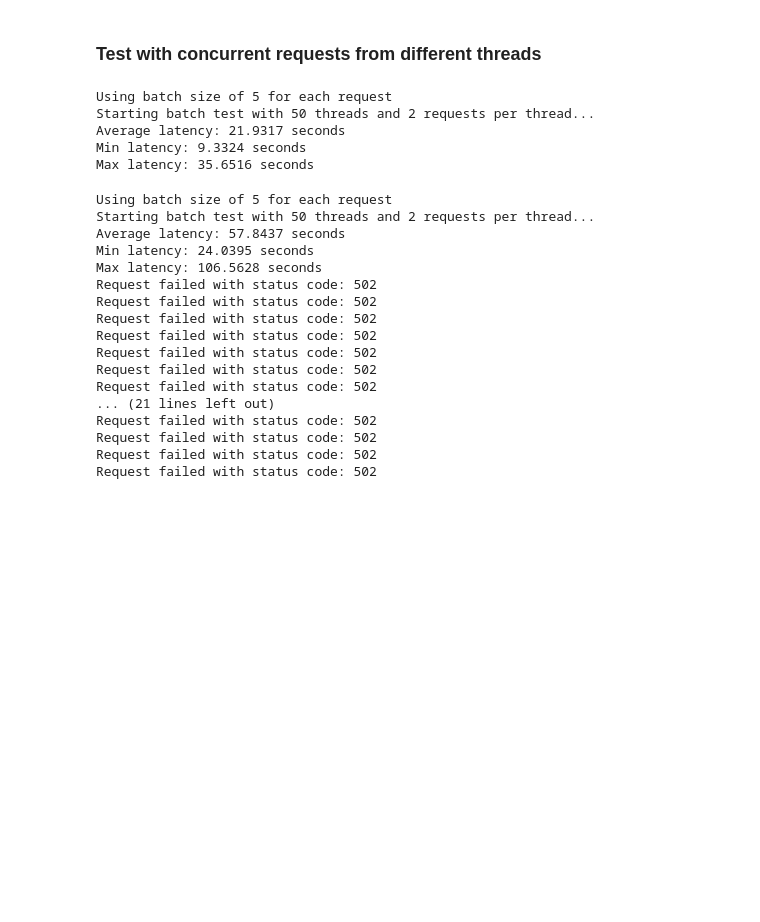
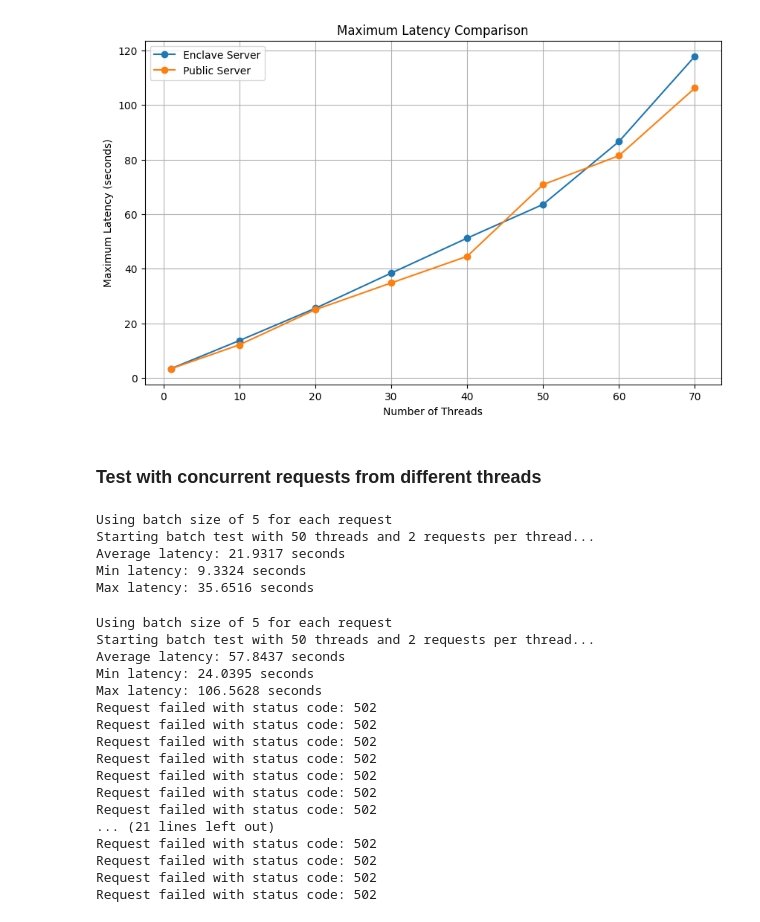
Before and after one commit to hpiercehoffman/secure-serving, a Jupyter notebook: image_classification/load_testing.ipynb, the cells around one changed output. Cells and saved outputs as stored; diff of their text form; code cells hidden in the pictures; blank space fills up the shorter version.

```diff
--- a/image_classification/load_testing.ipynb
+++ b/image_classification/load_testing.ipynb
@@ -225,3 +155,24 @@ Max latency: 20.9972 seconds
+# %%
+def plot_max_latencies(df1, df2, labels):
+
+    max_latencies1 = df1['Max Latency']
+    max_latencies2 = df2['Max Latency']
+    threads = df1['Threads']
+
+    plt.figure(figsize=(10, 6))
+    plt.plot(threads, max_latencies1, marker='o', label=labels[0])
+    plt.plot(threads, max_latencies2, marker='o', label=labels[1])
+
+    plt.xlabel('Number of Threads')
+    plt.ylabel('Maximum Latency (seconds)')
+    plt.title('Maximum Latency Comparison')
+    plt.legend()
+    plt.grid(True)
+    plt.show()
+
+plot_max_latencies(enclave_result_df, public_result_df, labels=['Enclave Server', 'Public Server'])
+# %% [output]
+[figure, added]
 # %% [markdown]
 ### Test with concurrent requests from different threads ###
 # %%
```
Also changed, not shown: parts of 35 cells of this notebook, 10 other files.
